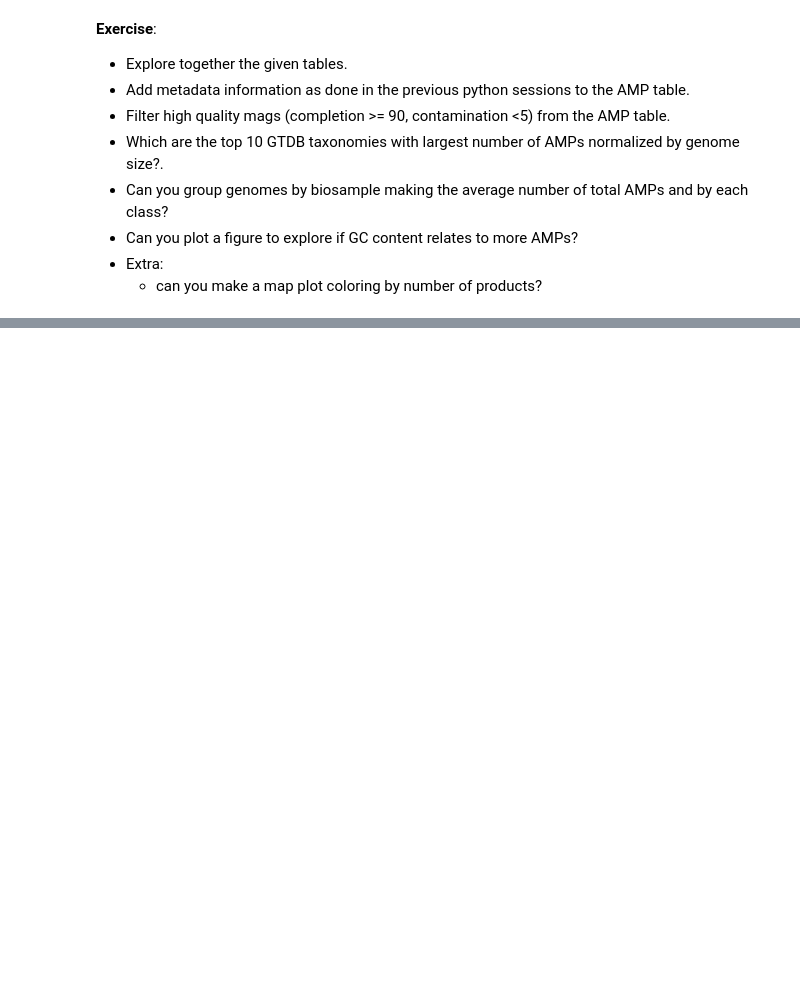
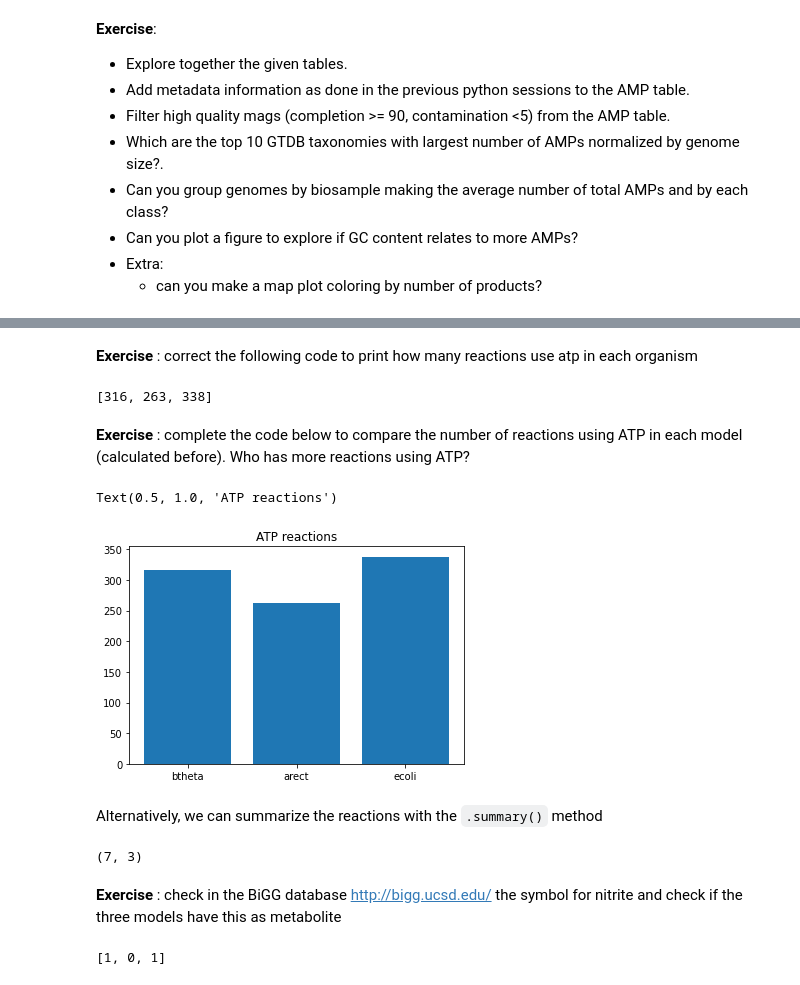
Before and after one commit to franciscozorrilla/microbial_community_genomics, a Jupyter notebook: hands_on_genome_mining.ipynb, the cells around one changed output, grey strips where cells are left out. Cells and saved outputs as stored; diff of their text form; code cells hidden in the pictures; blank space fills up the shorter version.

```diff
--- a/hands_on_genome_mining.ipynb
+++ b/hands_on_genome_mining.ipynb
@@ -633,0 +714,5 @@ md = pd.read_csv('../s0506_python/data/metadata.tsv', sep='\t', index_col=0)
+# %%
+# The start of everything is reading the model with built-in function:
+from cobra.io import read_sbml_model
+btheta = read_sbml_model(f'{DATA}/gem_files/btheta.fa.xml')
+btheta
@@ -633,0 +721,3 @@ md = pd.read_csv('../s0506_python/data/metadata.tsv', sep='\t', index_col=0)
+# %%
+ecoli = read_sbml_model(f'{DATA}/gem_files/ecoli.fa.xml')
+arect = read_sbml_model(f'{DATA}/gem_files/arect.fa.xml')
@@ -633,0 +825,2 @@ md = pd.read_csv('../s0506_python/data/metadata.tsv', sep='\t', index_col=0)
+# %%
+atp_reactions = btheta.metabolites.get_by_id("atp_c").reactions
@@ -633,0 +841,41 @@ md = pd.read_csv('../s0506_python/data/metadata.tsv', sep='\t', index_col=0)
+# %% [markdown]
+**Exercise** : correct the following code to print how many reactions use atp in each organism
+# %%
+models = [btheta, arect, ecoli]  # Include here a list of models
+len_reactions = []
+for model in models:
+    atp_reactions = model.metabolites.get_by_id("atp_c").reactions
+    len_reactions.append(len(atp_reactions))
+# %%
+len_reactions
+# %% [output]
+[316, 263, 338]
+# %% [markdown]
+**Exercise** : complete the code below to compare the number of reactions using ATP in each model (calculated before). Who has more reactions using ATP?
+# %%
+import matplotlib.pyplot as plt
+model_names = ['btheta', 'arect', 'ecoli']
+plt.bar(x=model_names, height=len_reactions)   # What should we put in height?
+plt.title('ATP reactions')
+# %% [output]
+Text(0.5, 1.0, 'ATP reactions')
+[figure, added]
+# %% [markdown]
+Alternatively, we can summarize the reactions with the `.summary()` method
+# %%
+btheta.metabolites.atp_c.summary().producing_flux.shape
+# %% [output]
+(7, 3)
+# %% [markdown]
+**Exercise** : check in the BiGG database http://bigg.ucsd.edu/ the symbol for nitrite and check if the three models have this as metabolite
+# %%
+no2 = []
+for m in models:
+    try:
+        if m.metabolites.get_by_id('no2_c'):
+            no2.append(1)
+    except:
+        no2.append(0)
+no2
+# %% [output]
+[1, 0, 1]
```
Also changed, not shown: parts of 124 cells of this notebook, 21 other files.
